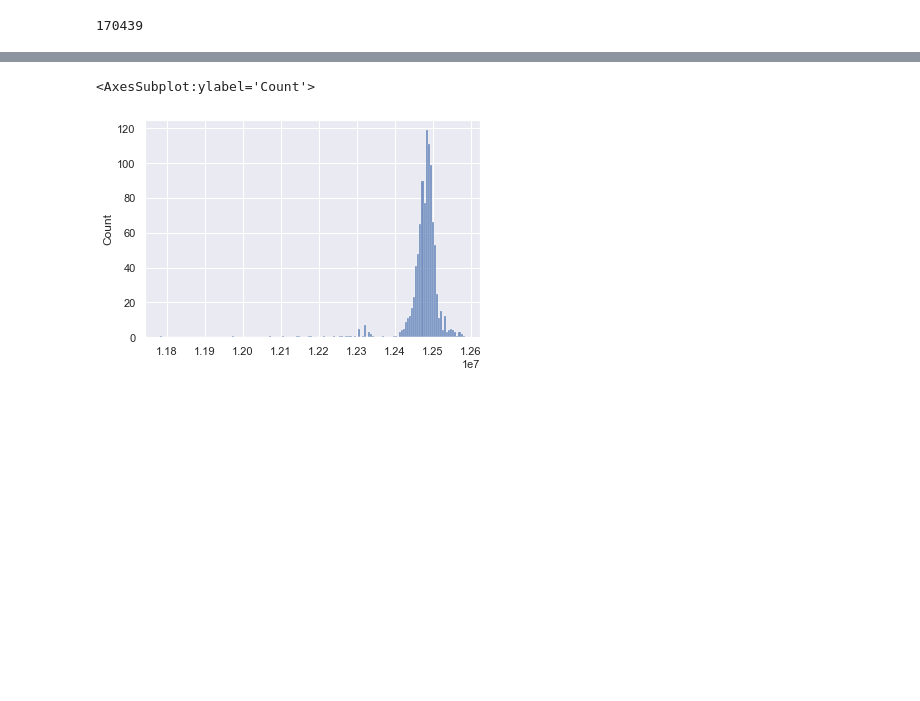
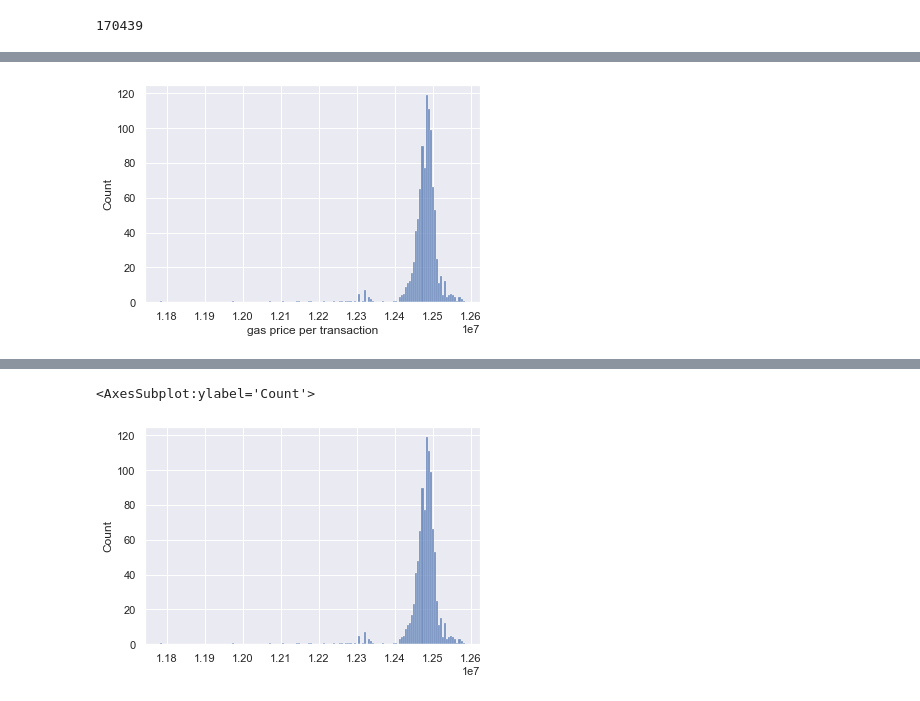
Before and after one commit to girishji/EthDatabase, a Jupyter notebook: EthDb.ipynb, the cells around one changed output, grey strips where cells are left out. Drawn from its saved outputs; the diff is of its cells as text; code cells hidden in the pictures; blank space fills up the shorter version.

```diff
--- a/EthDb.ipynb
+++ b/EthDb.ipynb
@@ -259,0 +347,7 @@ wei_per_eth = 1000000000000000000
+# %%
+gu = db.cursor().execute('SELECT gasUsed FROM Block').fetchall()
+gu = [i[0] for i in gu]
+(sns.histplot(x = [item for item in gu if item > 1000000])
+    .set(xlabel='gas price per transaction'));
+# %% [output]
+[figure, added]
```
Also changed, not shown: parts of 27 cells of this notebook.
